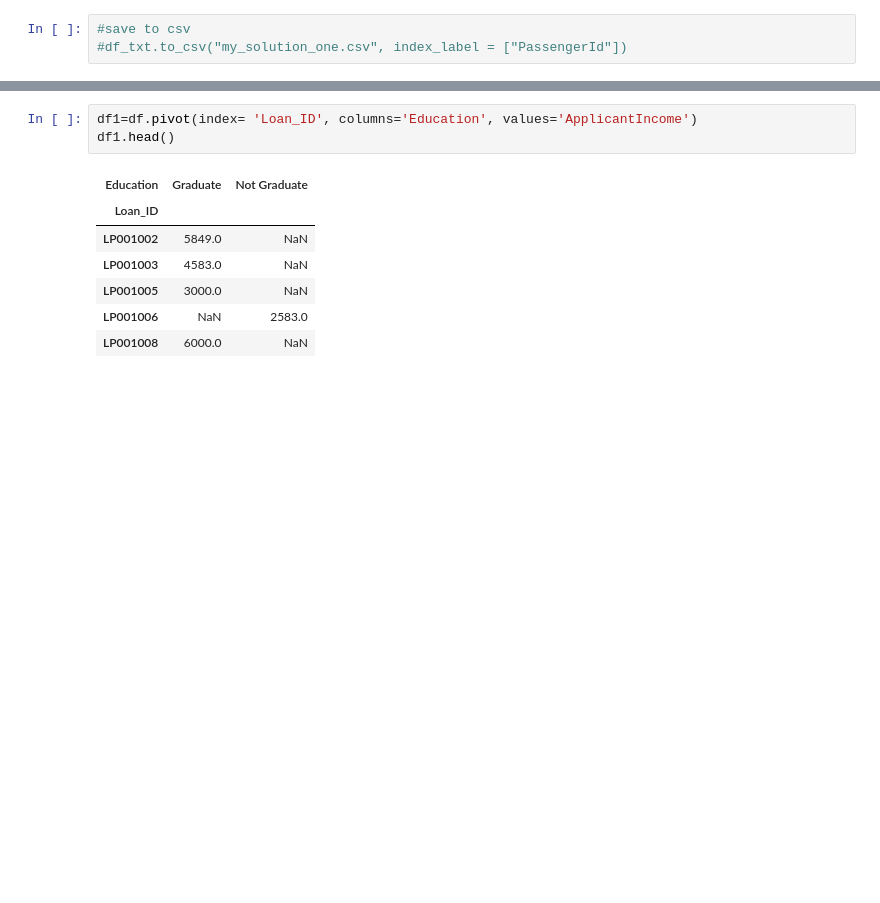
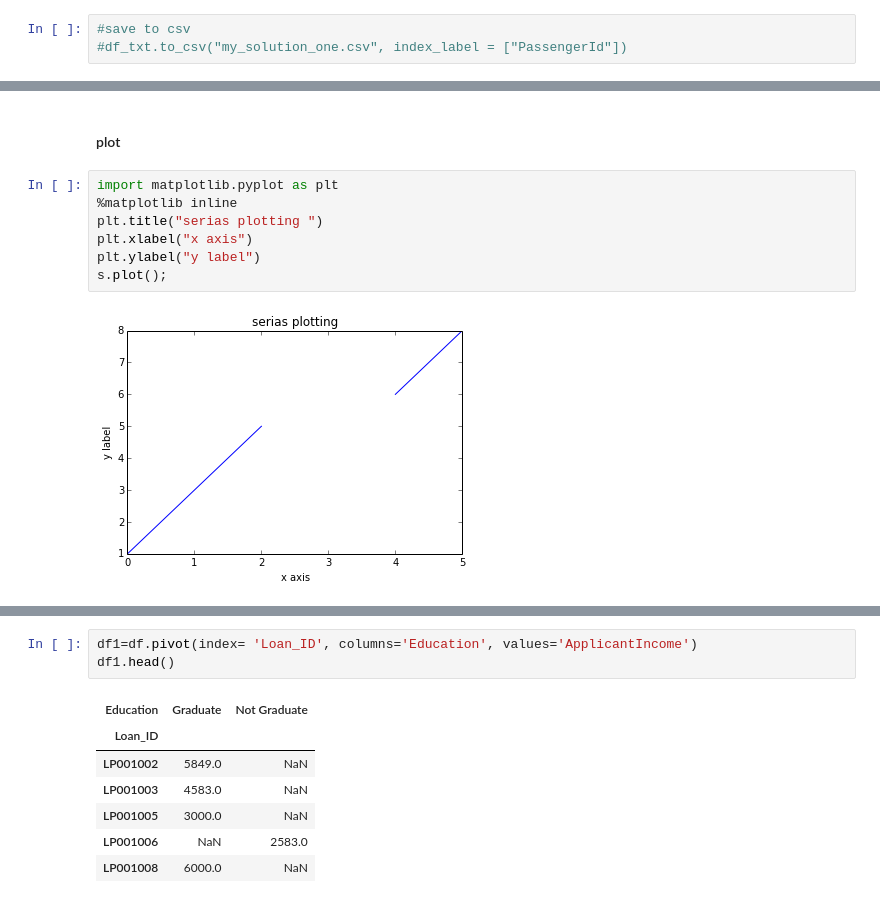
Before and after one commit to jackz3/notes, a Jupyter notebook: pandas.ipynb, the cells around one changed output, grey strips where cells are left out. Drawn from its saved outputs; the diff is of its cells as text; blank space fills up the shorter version.

```diff
--- a/pandas.ipynb
+++ b/pandas.ipynb
@@ -276,0 +498,11 @@ df_txt=pd.read_csv(“E:/Test.txt”,sep=’\t’)
+# %% [markdown]
+#### plot
+# %%
+import matplotlib.pyplot as plt
+%matplotlib inline
+plt.title("serias plotting ")
+plt.xlabel("x axis")
+plt.ylabel("y label")
+s.plot();
+# %% [output]
+[figure, added]
```
Also changed, not shown: parts of 76 cells of this notebook, 1 other file.
